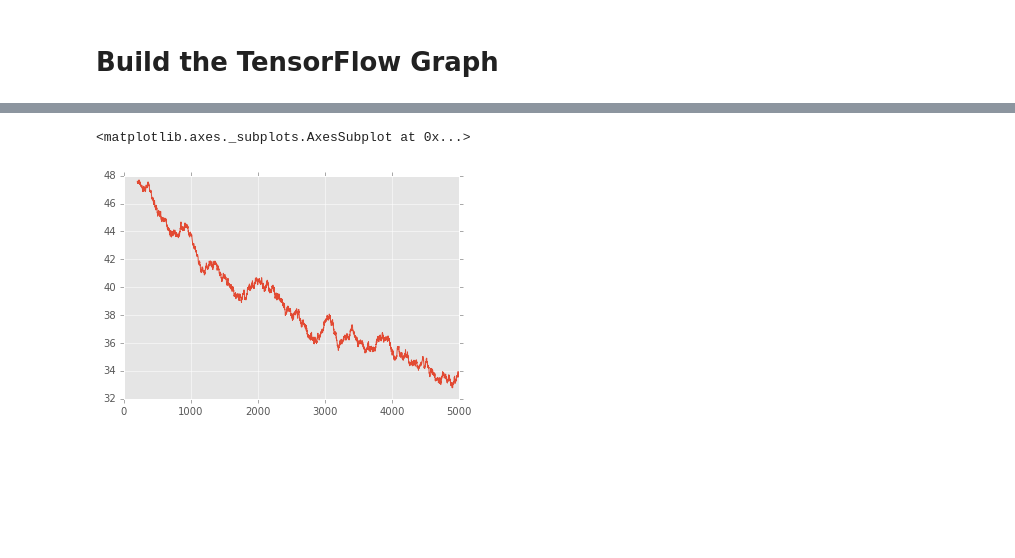
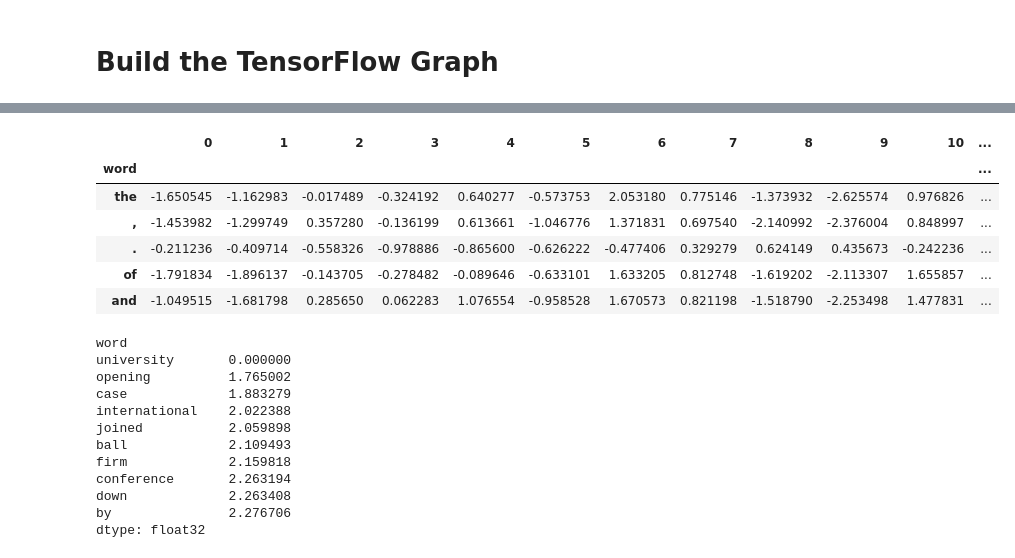
Before and after one commit to dkailthya/ml, a Jupyter notebook: tensorflow/word_embeddings_in_tensorflow.ipynb, the cells around one changed output, grey strips where cells are left out. Cells and saved outputs as stored; diff of their text form; code cells hidden in the pictures; blank space fills up the shorter version.

```diff
--- a/tensorflow/word_embeddings_in_tensorflow.ipynb
+++ b/tensorflow/word_embeddings_in_tensorflow.ipynb
@@ -300,6 +338,30 @@ with tf.Session() as session:
-# %%
-losses = pd.Series(losses)
-losses.rolling(200).mean().plot()
-# %% [output]
-<matplotlib.axes._subplots.AxesSubplot at 0x...>
-[figure, removed]
+# %%
+# Make a dataframe with the embedding values
+train_embeddings_df = pd.DataFrame(data=train_embeddings, index=t_cache.index)
+# %%
+train_embeddings_df.head()
+# %% [output]
+|  | 0 | 1 | 2 | 3 | 4 | 5 | 6 | 7 | 8 | 9 | 10 | ... |
+| word |  |  |  |  |  |  |  |  |  |  |  | ... |
+| the | -1.650545 | -1.162983 | -0.017489 | -0.324192 | 0.640277 | -0.573753 | 2.053180 | 0.775146 | -1.373932 | -2.625574 | 0.976826 | ... |
+| , | -1.453982 | -1.299749 | 0.357280 | -0.136199 | 0.613661 | -1.046776 | 1.371831 | 0.697540 | -2.140992 | -2.376004 | 0.848997 | ... |
+| . | -0.211236 | -0.409714 | -0.558326 | -0.978886 | -0.865600 | -0.626222 | -0.477406 | 0.329279 | 0.624149 | 0.435673 | -0.242236 | ... |
+| of | -1.791834 | -1.896137 | -0.143705 | -0.278482 | -0.089646 | -0.633101 | 1.633205 | 0.812748 | -1.619202 | -2.113307 | 1.655857 | ... |
+| and | -1.049515 | -1.681798 | 0.285650 | 0.062283 | 1.076554 | -0.958528 | 1.670573 | 0.821198 | -1.518790 | -2.253498 | 1.477831 | ... |
+# %%
+house_em = train_embeddings_df.loc['university', :]
+distances = train_embeddings_df.subtract(house_em, axis=1).pow(2).sum(axis=1)
+distances.nsmallest(10)
+# %% [output]
+word
+university       0.000000
+opening          1.765002
+case             1.883279
+international    2.022388
+joined           2.059898
+ball             2.109493
+firm             2.159818
+conference       2.263194
+down             2.263408
+by               2.276706
+dtype: float32
```
Also changed, not shown: parts of 13 cells of this notebook.
